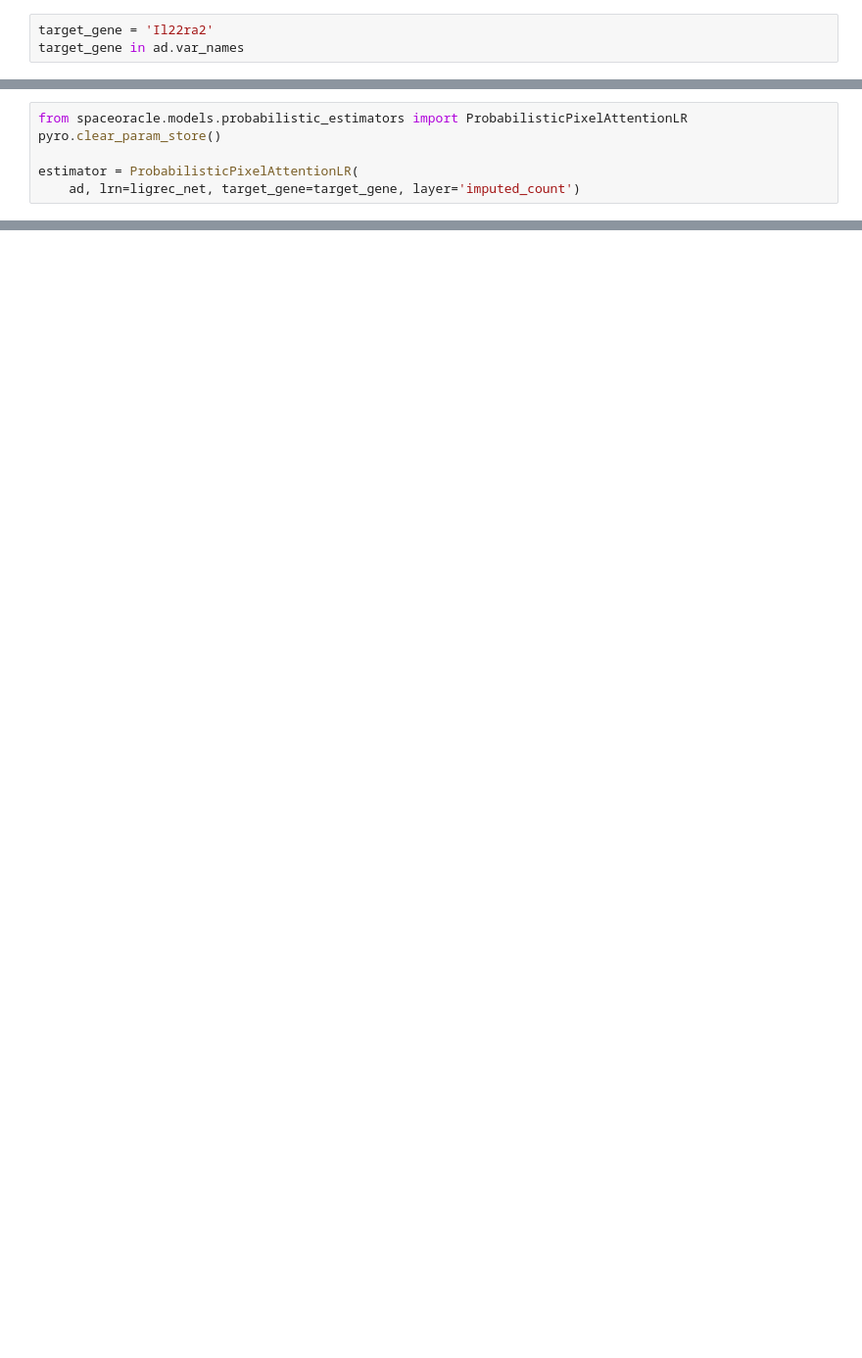
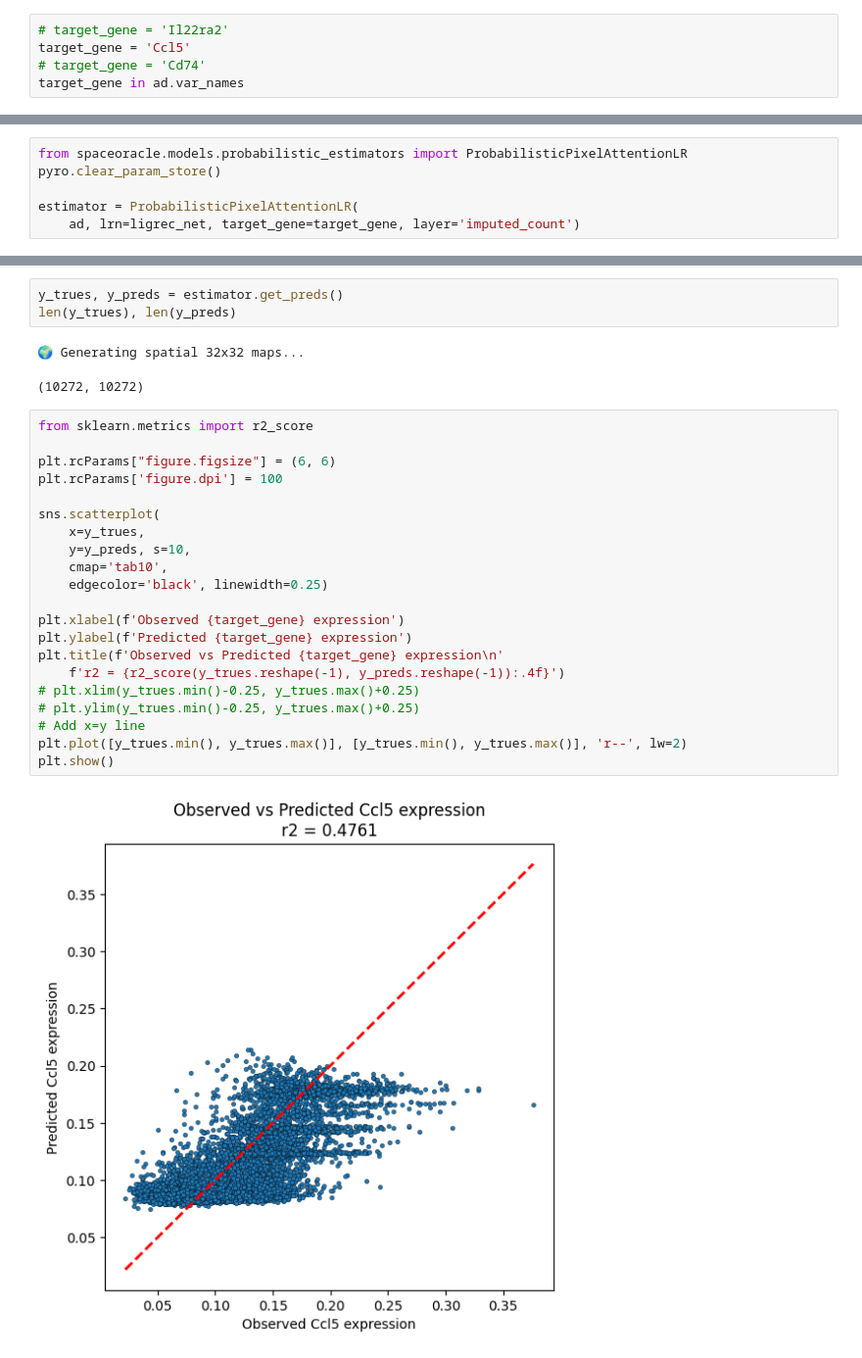
Before and after one commit to Koushul/SpaceOracle, a Jupyter notebook: notebooks/bayes_LR.ipynb, the cells around one changed output, grey strips where cells are left out. Shown at 98% size. Saved outputs shown, nothing was run; the diff lists cells and outputs as text; blank space fills up the shorter version.

Commit message:
predict_y in estimator

```diff
--- a/notebooks/bayes_LR.ipynb
+++ b/notebooks/bayes_LR.ipynb
@@ -32,5 +32,7 @@ from spaceoracle.tools.ligrec_network import LigandReceptorNetwork
 ligrec_net = LigandReceptorNetwork(ad)
 # ligrec_net.gl_dict
 # %%
-target_gene = 'Il22ra2'
+# target_gene = 'Il22ra2'
+target_gene = 'Ccl5'
+# target_gene = 'Cd74'
 target_gene in ad.var_names
@@ -81,0 +63,29 @@ Wall time: 34.8 s
+# %%
+y_trues, y_preds = estimator.get_preds()
+len(y_trues), len(y_preds)
+# %% [output]
+🌍️ Generating spatial 32x32 maps...
+(10272, 10272)
+# %%
+from sklearn.metrics import r2_score
+
+plt.rcParams["figure.figsize"] = (6, 6)
+plt.rcParams['figure.dpi'] = 100
+
+sns.scatterplot(
+    x=y_trues,
+    y=y_preds, s=10,
+    cmap='tab10',
+    edgecolor='black', linewidth=0.25)
+
+plt.xlabel(f'Observed {target_gene} expression')
+plt.ylabel(f'Predicted {target_gene} expression')
+plt.title(f'Observed vs Predicted {target_gene} expression\n'
+    f'r2 = {r2_score(y_trues.reshape(-1), y_preds.reshape(-1)):.4f}')
+# plt.xlim(y_trues.min()-0.25, y_trues.max()+0.25)
+# plt.ylim(y_trues.min()-0.25, y_trues.max()+0.25)
+# Add x=y line
+plt.plot([y_trues.min(), y_trues.max()], [y_trues.min(), y_trues.max()], 'r--', lw=2)
+plt.show()
+# %% [output]
+[figure, added]
```
Also changed, not shown: parts of 7 cells of this notebook, 1 other file.
